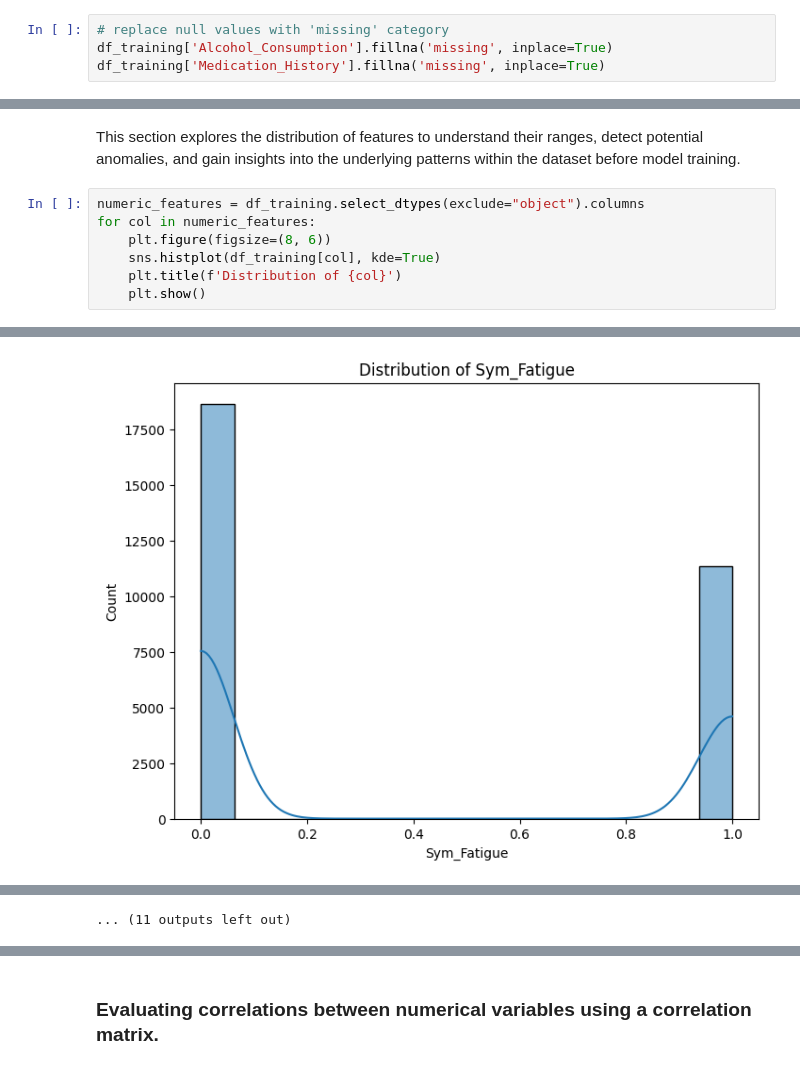
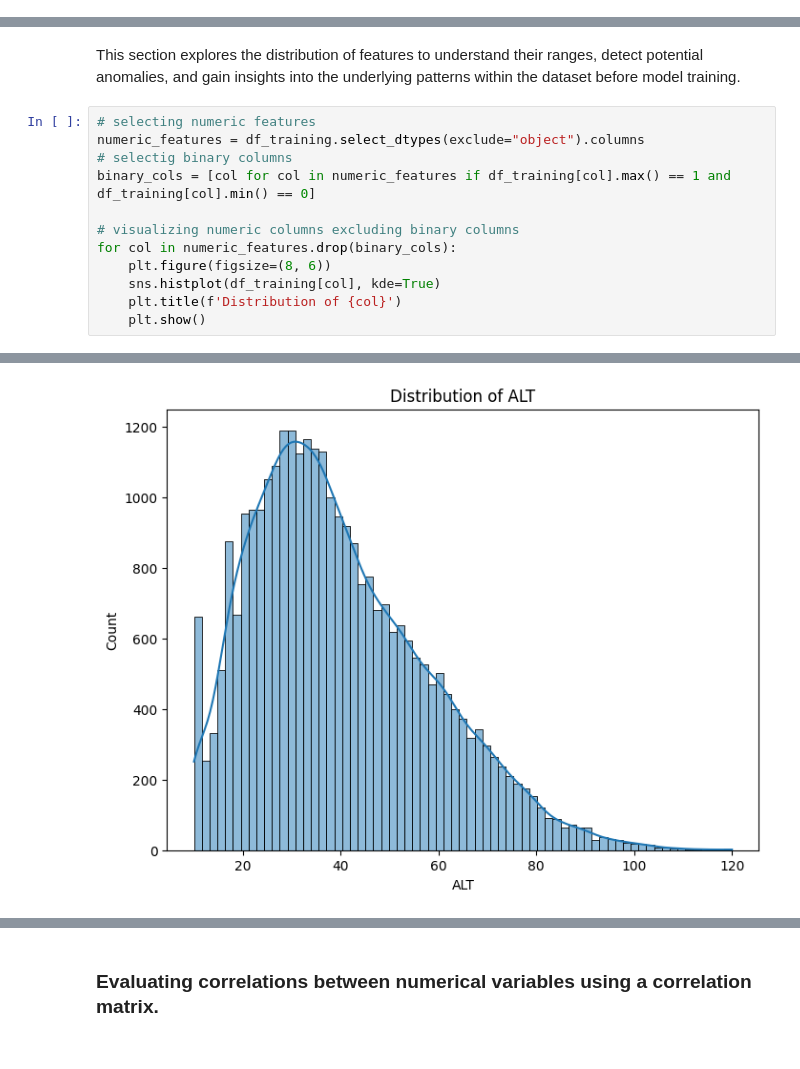
Before and after one commit to sameh-mo/disease-risk-prediction, a Jupyter notebook: Liver_Disease_ML.ipynb, the cells around one changed output, grey strips where cells are left out. Saved outputs shown, nothing was run; the diff lists cells and outputs as text.

```diff
--- a/Liver_Disease_ML.ipynb
+++ b/Liver_Disease_ML.ipynb
@@ -216,4 +278,0 @@ The dataset is largely complete, with most features containing no missing values
-# %%
-# replace null values with 'missing' category
-df_training['Alcohol_Consumption'].fillna('missing', inplace=True)
-df_training['Medication_History'].fillna('missing', inplace=True)
@@ -264,15 +302,20 @@ The target variable exhibits a mild class imbalance, with Healthy Liver represen
 # %% [markdown]
 This section explores the distribution of features to understand their ranges, detect potential anomalies, and gain insights into the underlying patterns within the dataset before model training.
 # %%
+# selecting numeric features
 numeric_features = df_training.select_dtypes(exclude="object").columns
-for col in numeric_features:
+# selectig binary columns
+binary_cols = [col for col in numeric_features if df_training[col].max() == 1 and df_training[col].min() == 0]
+
+# visualizing numeric columns excluding binary columns
+for col in numeric_features.drop(binary_cols):
     plt.figure(figsize=(8, 6))
     sns.histplot(df_training[col], kde=True)
     plt.title(f'Distribution of {col}')
     plt.show()
 # %% [output]
 [figure]
 [figure]
 [figure]
 [figure]
-[figure, old version]
+[figure, new version]
@@ -286 +328,0 @@ for col in numeric_features:
-... (11 outputs left out)
```
Also changed, not shown: parts of 99 cells of this notebook.
